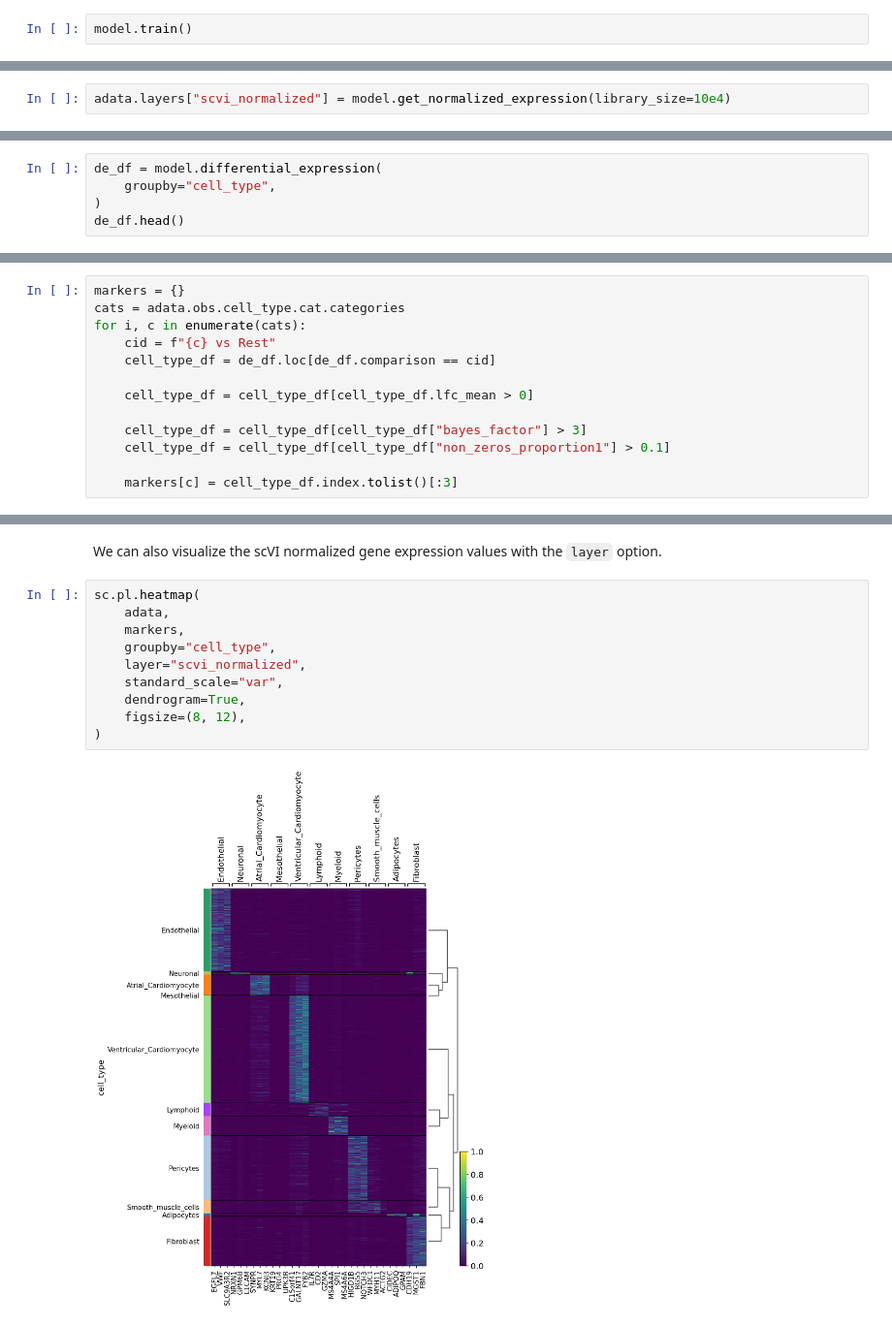
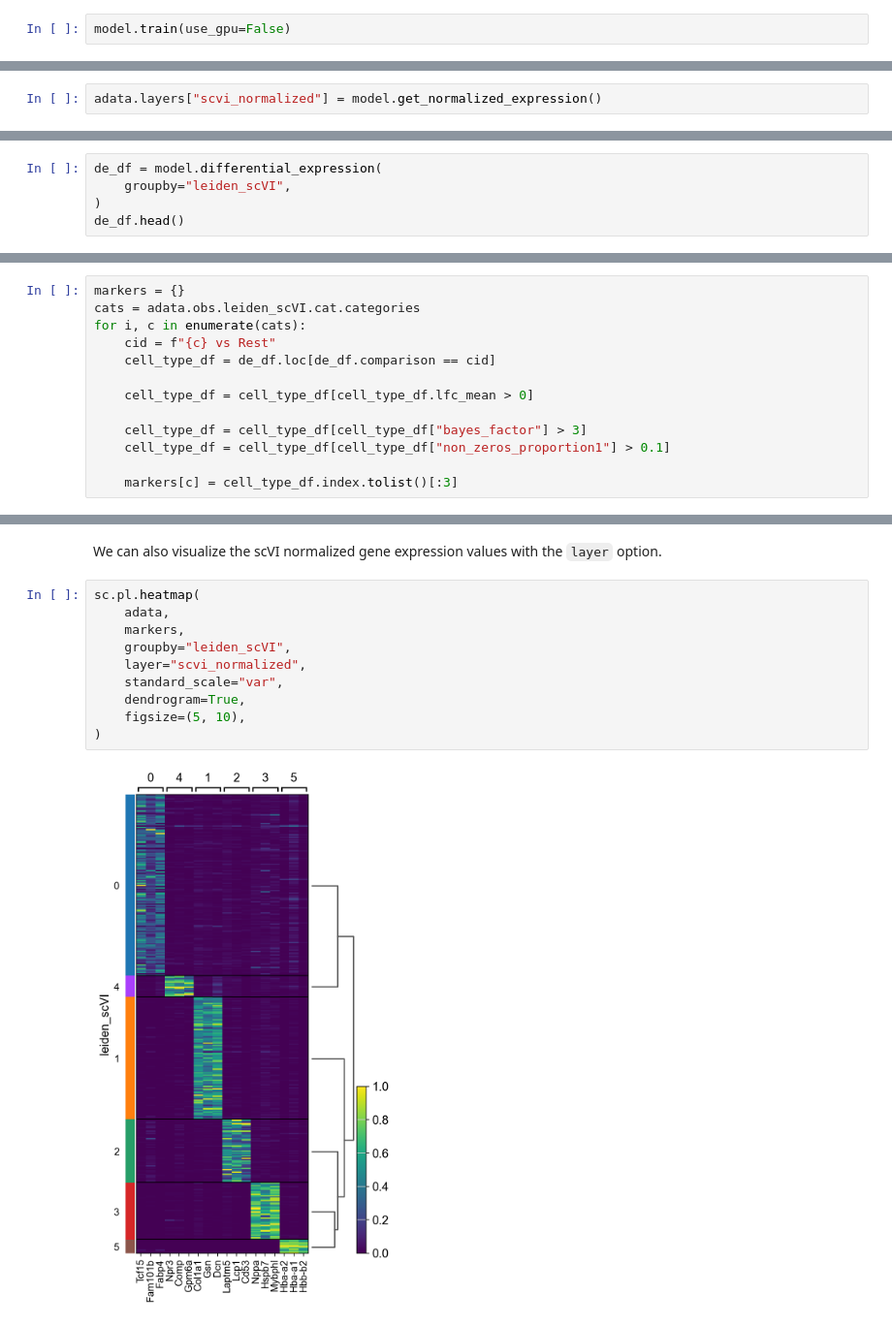
Before and after one commit to arcotan/single-cell-data-analysis, a Jupyter notebook: scviTools/matteo.ipynb, the cells around one changed output, grey strips where cells are left out. Shown: that part at 97% size. Cells and saved outputs as stored; diff of their text form.

```diff
--- a/scviTools/matteo.ipynb
+++ b/scviTools/matteo.ipynb
@@ -103,5 +104,5 @@ All scvi-tools models run faster when using a GPU. By default, scvi-tools will u
 
 </div>
 # %%
-model.train()
+model.train(use_gpu=False)
 # %% [output]
@@ -152,7 +146,7 @@ INFO:scvi.model.base._base_model:Input AnnData not setup with scvi-tools. attemp
 # %% [markdown]
 Let's store the normalized values back in the anndata.
 # %%
-adata.layers["scvi_normalized"] = model.get_normalized_expression(library_size=10e4)
+adata.layers["scvi_normalized"] = model.get_normalized_expression()
 # %% [markdown]
 ## Interoperability with Scanpy
 # %% [markdown]
@@ -263,7 +245,7 @@ de_df.head()
 We can also do a 1-vs-all DE test, which compares each cell type with the rest of the dataset:
 # %%
 de_df = model.differential_expression(
-    groupby="cell_type",
+    groupby="leiden_scVI",
 )
 de_df.head()
 # %% [output]
@@ -278,7 +260,7 @@ de_df.head()
 We now extract top markers for each cluster using the DE results.
 # %%
 markers = {}
-cats = adata.obs.cell_type.cat.categories
+cats = adata.obs.leiden_scVI.cat.categories
 for i, c in enumerate(cats):
     cid = f"{c} vs Rest"
     cell_type_df = de_df.loc[de_df.comparison == cid]
@@ -309,12 +291,12 @@ We can also visualize the scVI normalized gene expression values with the `layer
 # %%
 sc.pl.heatmap(
     adata,
     markers,
-    groupby="cell_type",
+    groupby="leiden_scVI",
     layer="scvi_normalized",
     standard_scale="var",
     dendrogram=True,
-    figsize=(8, 12),
+    figsize=(5, 10),
 )
 # %% [output]
-[figure, old version]
+[figure, new version]
```
Also changed, not shown: parts of 23 cells of this notebook.
